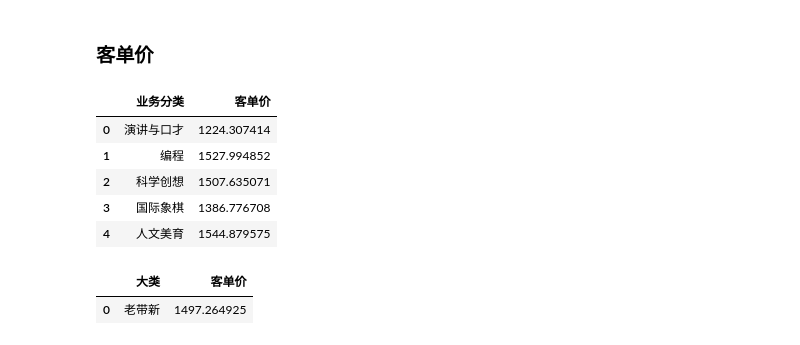
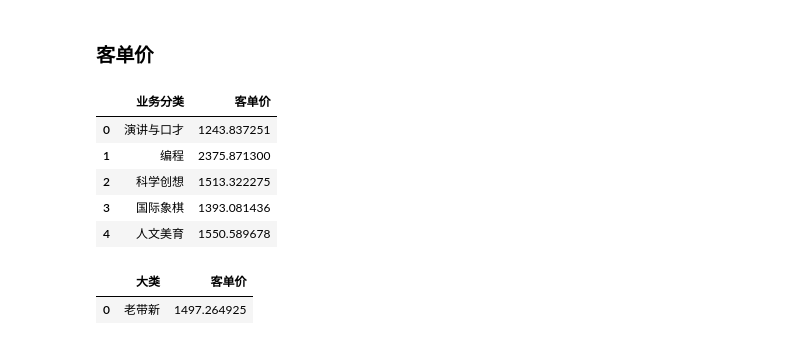
Before and after one commit to 15210280436/test_github, a Jupyter notebook: APPGMV回溯.ipynb, the cells around one changed output. Drawn from its saved outputs; the diff is of its cells as text; code cells hidden in the pictures.

```diff
--- a/APPGMV回溯.ipynb
+++ b/APPGMV回溯.ipynb
@@ -1166,7 +1202,7 @@ data_zhuanhualv_chuagnxin.head()
 sql = """
 select
     b.subject_names as `业务分类`
-    ,coalesce(sum(a.pay_amt),0)/count(distinct a.stu_course_id) as `客单价`
+    ,(coalesce(sum(a.pay_amt),0)+coalesce(sum(c.real_pay_amt),0))/count(distinct a.stu_course_id) as `客单价`
 from
 (
    SELECT
@@ -1174,39 +1210,50 @@ from
     FROM wx_dwddb.dwd_mkt_trans_div_course_fd
     WHERE
         dt = date_format(date_add(current_date,-1),'yyyy-MM-dd')
         AND order_return_time = '' --未退费
         AND substr(trans_sign,1,1) = '1' --三天转化
         and substr(order_pay_end_time,1,10) >= '%s'
         and substr(order_pay_end_time,1,10) <= '%s'
         AND is_valid = 1 --转化有效
 ) a
+left join
+(
+    SELECT
+        *
+    FROM wx_dwddb.dwd_trd_pro_order_fd
+    WHERE
+        dt = date_format(date_add(current_date,-1),'yyyy-MM-dd')
+        AND is_return='0'
+        and substr(pay_end_time,1,10)>='%s'
+        and substr(pay_end_time,1,10)<='%s'
+) c on c.order_id=a.order_id
 inner join
 (
     SELECT
         *
     FROM wx_dwddb.dwd_mkt_order_div_course_fd
     WHERE
         dt=date_format(date_add(current_date,-1),'yyyy-MM-dd')
         AND subject_names IN ('人文美育','科学创想','编程','国际象棋','演讲与口才')
         AND order_return_time = '' --未退费
         and order_first_channel_name='站内'
 ) b on a.div_stu_course_id = b.stu_course_id
 group by
     b.subject_names
 
-""" % (end_yes_29_fmt,end_yes_fmt)
+""" % (end_yes_29_fmt,end_yes_fmt,end_yes_29_fmt,end_yes_fmt)
 
 result = spark.sql(sql)
 
 data_kedanjia_suzhi=result.toPandas()
 data_kedanjia_suzhi.head()
 # %% [output]
 |  | 业务分类 | 客单价 |
-| 0 | 演讲与口才 | 1224.307414 |
-| 1 | 编程 | 1527.994852 |
-| 2 | 科学创想 | 1507.635071 |
-| 3 | 国际象棋 | 1386.776708 |
-| 4 | 人文美育 | 1544.879575 |
+| 0 | 演讲与口才 | 1243.837251 |
+| 1 | 编程 | 2375.871300 |
+| 2 | 科学创想 | 1513.322275 |
+| 3 | 国际象棋 | 1393.081436 |
+| 4 | 人文美育 | 1550.589678 |
 # %%
 # 老带新客单价
 sql = """
```
Also changed, not shown: parts of 2 cells of this notebook.
